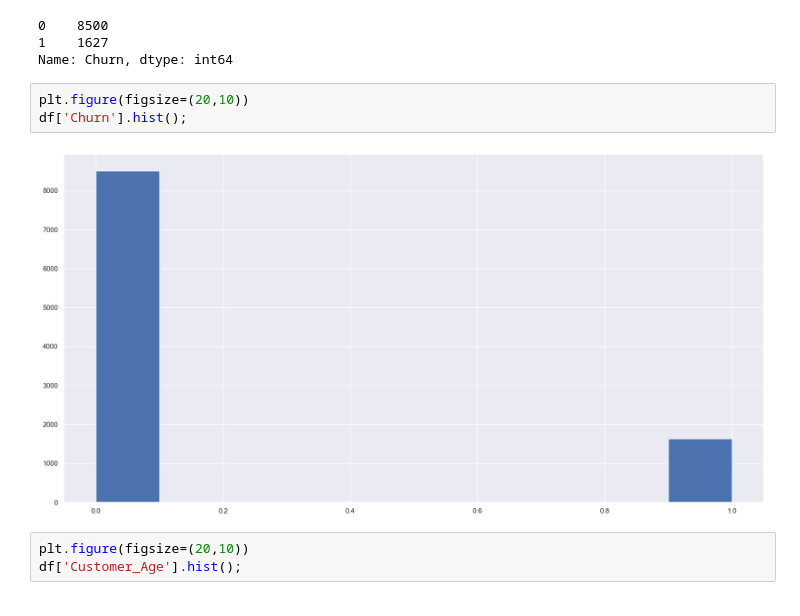
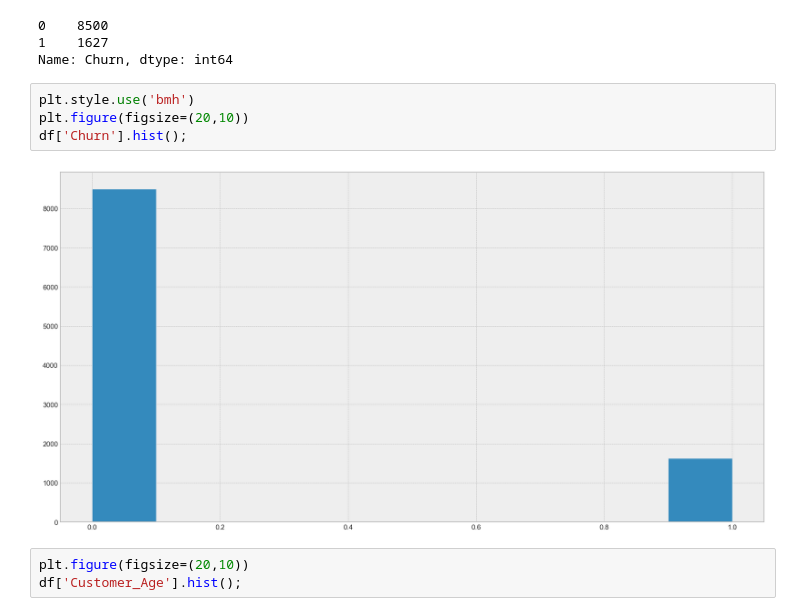
Before and after one commit to imanzaf/udacity-predict-customer-churn, a Jupyter notebook: churn_notebook.ipynb, the cells around one changed output. Cells and saved outputs as stored; diff of their text form.

```diff
--- a/churn_notebook.ipynb
+++ b/churn_notebook.ipynb
@@ -98,10 +98,11 @@ df['Churn'].value_counts()
 1    1627
 Name: Churn, dtype: int64
 # %%
+plt.style.use('bmh')
 plt.figure(figsize=(20,10))
 df['Churn'].hist();
 # %% [output]
-[figure, old version]
+[figure, new version]
 # %%
 plt.figure(figsize=(20,10))
 df['Customer_Age'].hist();
```
Also changed, not shown: parts of 14 cells of this notebook.
